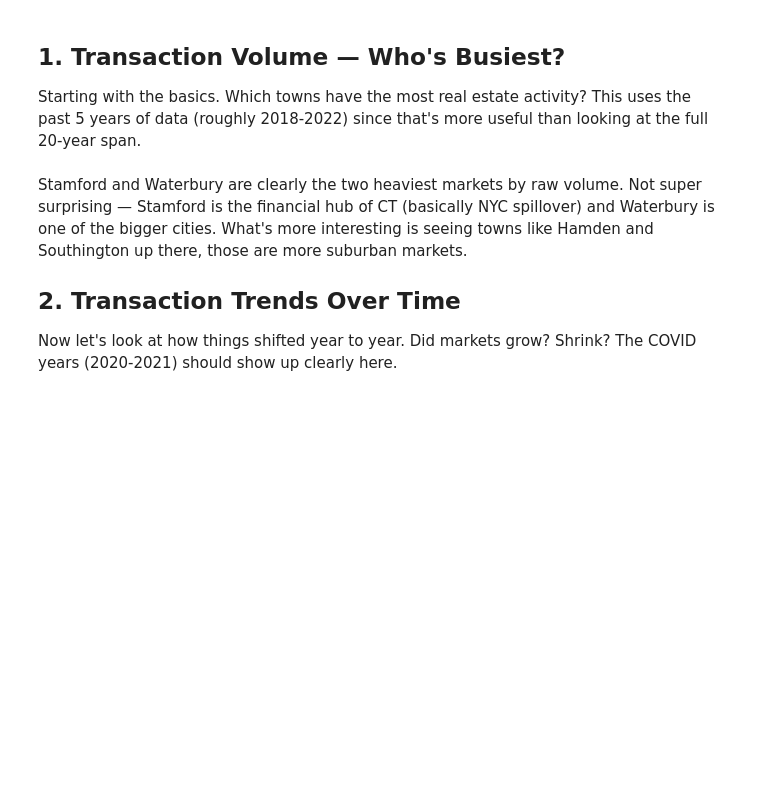
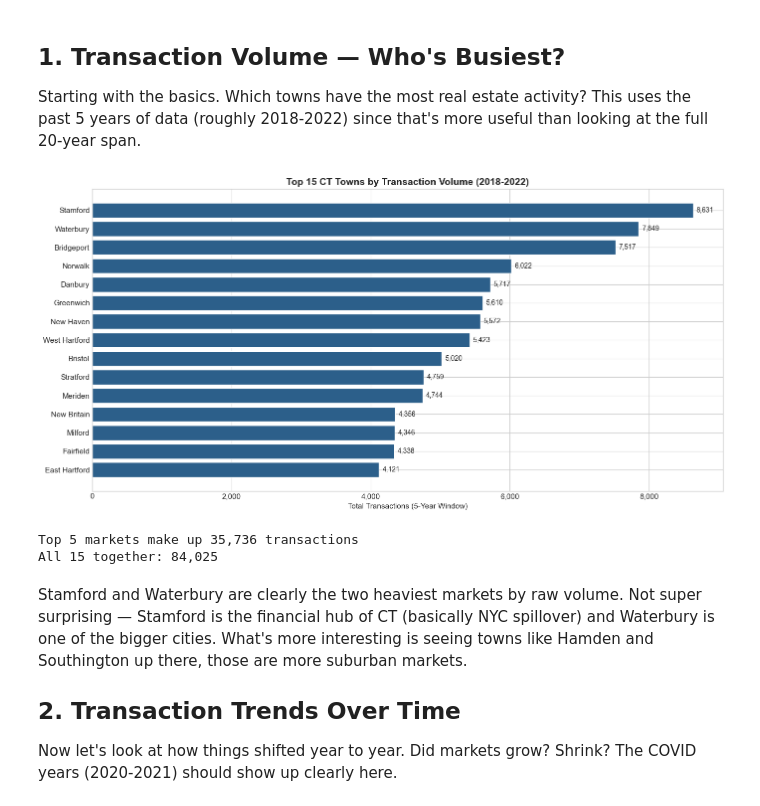
Before and after one commit to shyamrpatel29/ct-real-estate-analysis, a Jupyter notebook: notebooks/ct_real_estate_analysis.ipynb, the cells around one changed output. Drawn from its saved outputs; the diff is of its cells as text; code cells hidden in the pictures; blank space fills up the shorter version.

Commit message:
Generated Visuals

```diff
--- a/notebooks/ct_real_estate_analysis.ipynb
+++ b/notebooks/ct_real_estate_analysis.ipynb
@@ -33,25 +39,28 @@ Starting with the basics. Which towns have the most real estate activity? This u
 # %%
 # sum up transactions per town across the 5-year window
 town_totals = transactions.groupby('Town')['Transactions'].sum().sort_values(ascending=False)
 top_15 = town_totals.head(15)
 
 fig, ax = plt.subplots(figsize=(14, 7))
 bars = ax.barh(top_15.index[::-1], top_15.values[::-1], color='#2c5f8a', edgecolor='white')
 
 for bar, val in zip(bars, top_15.values[::-1]):
     ax.text(bar.get_width() + 50, bar.get_y() + bar.get_height()/2,
             f'{int(val):,}', va='center', fontsize=10)
 
 ax.set_xlabel('Total Transactions (5-Year Window)')
 ax.set_title('Top 15 CT Towns by Transaction Volume (2018-2022)', fontweight='bold', fontsize=14)
 ax.xaxis.set_major_formatter(mticker.FuncFormatter(lambda x, _: f'{int(x):,}'))
 plt.tight_layout()
 plt.savefig('../images/top_towns_volume.png', dpi=150, bbox_inches='tight')
 plt.show()
 
-print(f"
-Top 5 markets make up {top_15.head(5).sum():,} transactions")
+print(f"Top 5 markets make up {top_15.head(5).sum():,} transactions")
 print(f"All 15 together: {top_15.sum():,}")
+# %% [output]
+[figure, added]
+Top 5 markets make up 35,736 transactions
+All 15 together: 84,025
 # %% [markdown]
 Stamford and Waterbury are clearly the two heaviest markets by raw volume. Not super surprising — Stamford is the financial hub of CT (basically NYC spillover) and Waterbury is one of the bigger cities. What's more interesting is seeing towns like Hamden and Southington up there, those are more suburban markets.
 
```
Also changed, not shown: parts of 8 cells of this notebook, 7 other files.
